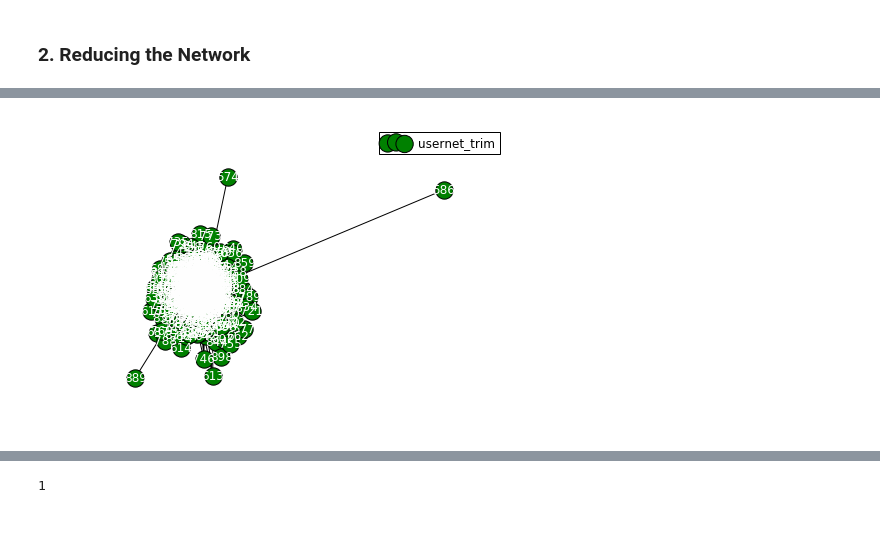
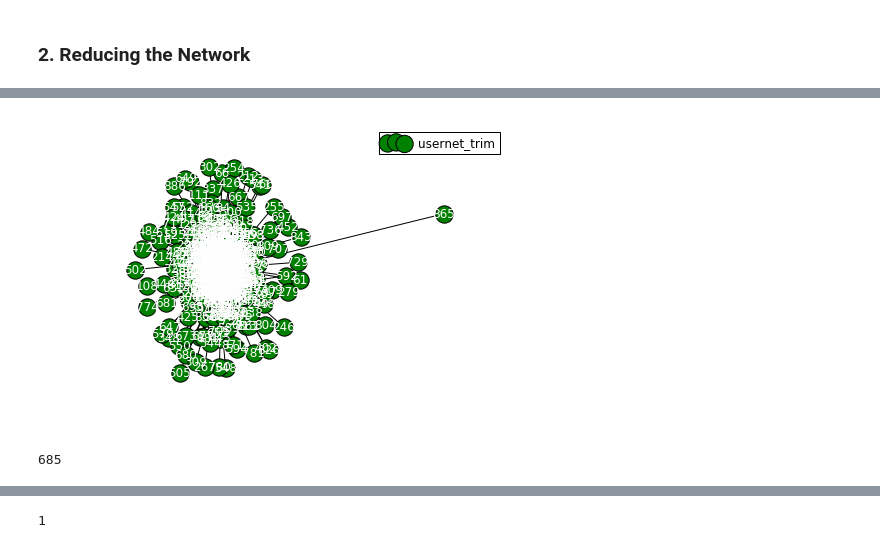
Before and after one commit to Galanopoulog/DATA620-Project-2, a Jupyter notebook: Project 2 with Island Method.ipynb, the cells around one changed output, grey strips where cells are left out. Saved outputs shown, nothing was run; the diff lists cells and outputs as text; code cells hidden in the pictures.

```diff
--- a/Project 2 with Island Method.ipynb
+++ b/Project 2 with Island Method.ipynb
@@ -100,9 +101,14 @@ plt.plot(weights)
 # %%
+# Trimming the user network
 usernet_trim = trim_edges(user_net,weight= math.exp(0.99))
 weights = [edata['weight'] for f,t,edata in usernet_trim.edges(data=True)]
 
-net.draw_spring(topic_net, label = 'usernet_trim', node_color='g',with_labels=True,node_size =300,font_color ='w')
+net.draw_spring(usernet_trim, label = 'usernet_trim', node_color='g',with_labels=True,node_size =300,font_color ='w')
 plt.legend(["usernet_trim"])
 plt.show()
 # %% [output]
-[figure, old version]
+[figure, new version]
+# %%
+len(usernet_trim)
+# %% [output]
+685
```
Also changed, not shown: parts of 38 cells of this notebook.
